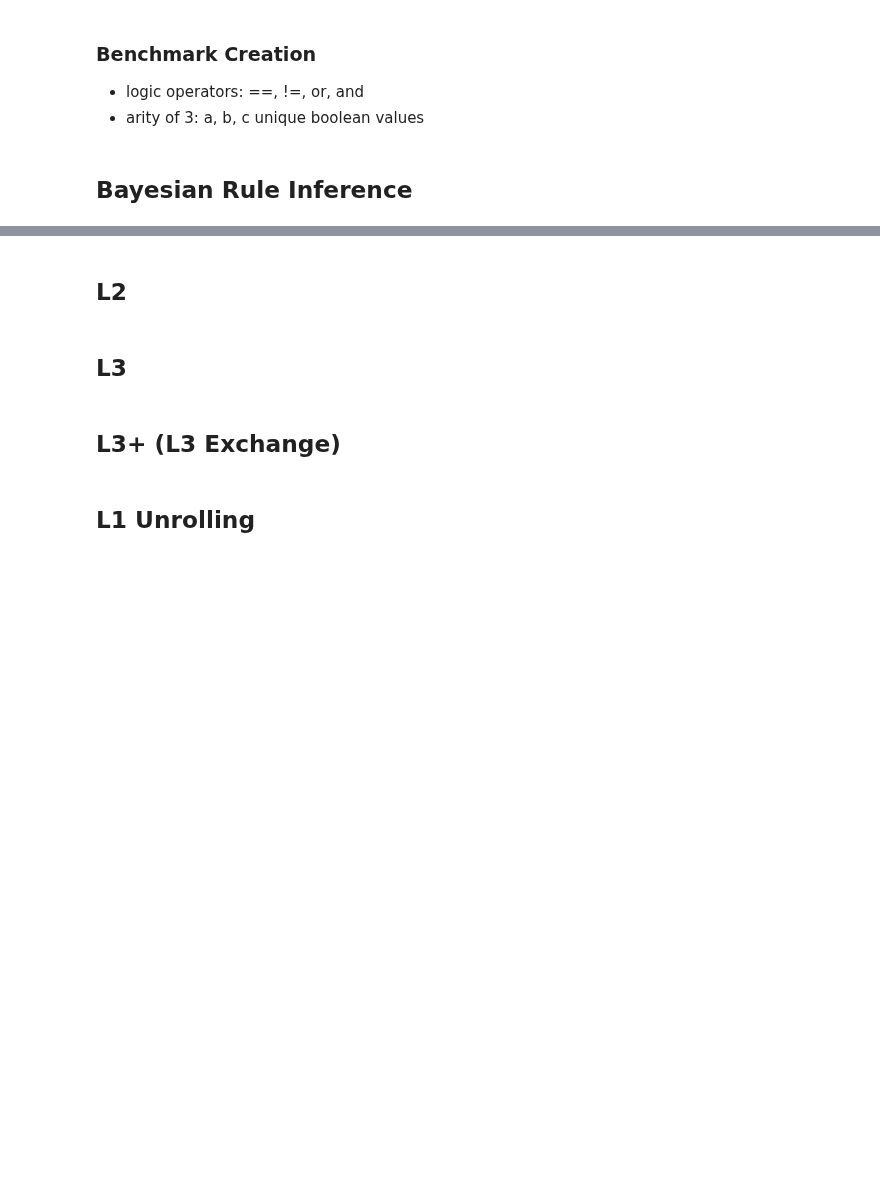
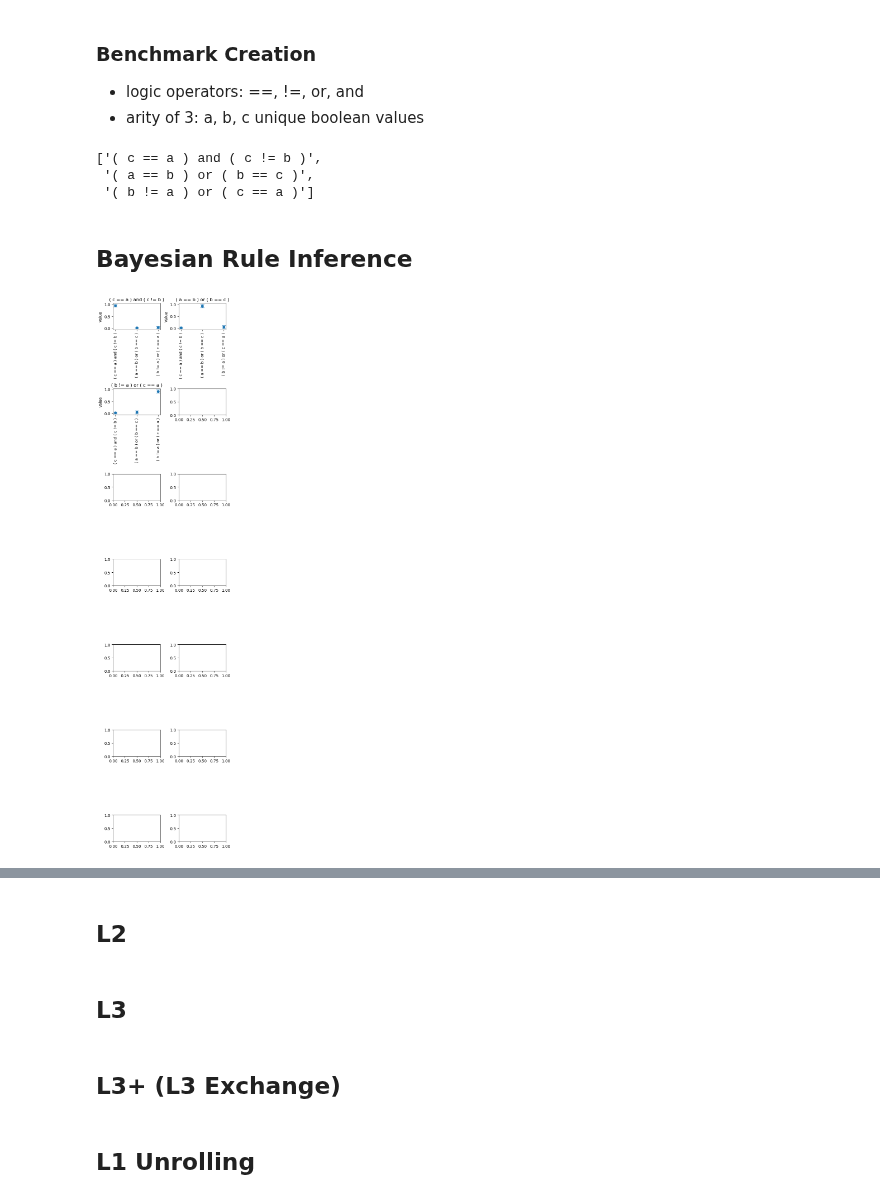
Before and after one commit to stanfordnlp/pyvene, a Jupyter notebook: logic_data/in_context_learning_benchmark.ipynb, the cells around one changed output, grey strips where cells are left out. Cells and saved outputs as stored; diff of their text form; code cells hidden in the pictures; blank space fills up the shorter version.

```diff
--- a/logic_data/in_context_learning_benchmark.ipynb
+++ b/logic_data/in_context_learning_benchmark.ipynb
@@ -119,10 +176,18 @@ else:
+# %%
+training_clauses
+# %% [output]
+['( c == a ) and ( c != b )',
+ '( a == b ) or ( b == c )',
+ '( b != a ) or ( c == a )']
 # %%
-n_training_examples = 20000
+n_training_examples = 100000
 n_eval_examples = 1000
 n_test_examples = 1000
 n_training_program = 7
-n_fewshot = 14
+n_fewshot = 6
 
+seed = 42
+set_seed(seed)
 #################
 #
 # DO NOT CHANGE
@@ -142,9 +207,9 @@ for c in training_clauses:
     m[c] = [0, 0]
 for i in tqdm(range(n_training_examples)):
     clauses = random.choice(training_clauses)
-    demostrations = sample_demonstrations_for_clauses(
+    demostrations = sample_demonstrations_for_clauses_forward(
         clauses,
-        final_values=[random.choice([True, False]) for i in range(n_examples)]
+        n_examples
     )
 
     # print(f"c: {clauses}; a:{demostrations[0]['a']}, b:{demostrations[0]['b']}, c:{demostrations[0]['c']}, o:{demostrations[0]['output']}")
@@ -169,9 +234,9 @@ all_eval_output_ids = []
 all_eval_clauses = []
 for i in tqdm(range(n_eval_examples)):
     clauses = random.choice(training_clauses)
-    demostrations = sample_demonstrations_for_clauses(
+    demostrations = sample_demonstrations_for_clauses_forward(
         clauses,
-        final_values=[random.choice([True, False]) for i in range(n_examples)]
+        n_examples
     )
 
     # listify
@@ -206,9 +271,9 @@ all_test_output_ids = []
 all_test_clauses = []
 for i in tqdm(range(n_test_examples)):
     clauses = random.choice(eval_clauses)
-    demostrations = sample_demonstrations_for_clauses(
+    demostrations = sample_demonstrations_for_clauses_forward(
         clauses,
-        final_values=[random.choice([True, False]) for i in range(n_examples)]
+        n_examples
     )
 
     # listify
@@ -234,9 +299,19 @@ pickle.dump(test_data, open(f"./test_data.n_rule.{n_training_program}.n_shot.{n_
 # %% [markdown]
 ## Bayesian Rule Inference
 # %%
-n_shots = 8
+def _eval(
+    clauses,
+    assignments
+):
+    eval_clauses = clauses.replace('a ', str(assignments['a']))
+    eval_clauses = eval_clauses.replace('b ', str(assignments['b']))
+    eval_clauses= eval_clauses.replace('c ', str(assignments['c']))
+    return eval(eval_clauses)
+
+
+n_shots = 6
 n_experiment = 1000
-fig, axs = plt.subplots(2, 7, figsize=(20, 5))
+fig, axs = plt.subplots(7, 2, figsize=(5, 20))
 
 rule_idx = 0
 for hidden_rule in training_clauses:
@@ -245,40 +320,44 @@ for hidden_rule in training_clauses:
     for _ in range(n_experiment):
         prior_hit_count = [0 for _ in training_clauses]
         for i in range(n_shots):
-            data = sample_demonstration_for_clauses(
+            data = sample_demonstrations_for_clauses_forward(
                 hidden_rule,
-            )
+                1
+            )[0]
             idx = 0
             for clauses in training_clauses:
                 eval_output = _eval(clauses, data)
                 if eval_output == data['output']:
                     prior_hit_count[idx] += 1
                 idx += 1
         prior_hit_count = np.array(prior_hit_count)
         prior_hit_count = np.exp(prior_hit_count) / np.sum(np.exp(prior_hit_count))
         experiment_results += [prior_hit_count]
 
     # Convert the 2D list to a NumPy array
     data = np.array(experiment_results)
     # Calculate the mean and standard deviation of each column
     mean = np.mean(data, axis=0)
     std = np.std(data, axis=0)
     # Set up the plot
 
     # Plot the mean and standard deviation as error bars
-    axs[rule_idx//7, rule_idx%7].errorbar(range(data.shape[1]), mean, yerr=std, fmt='o', capsize=5)
+    axs[rule_idx//2, rule_idx%2].errorbar(range(data.shape[1]), mean, yerr=std, fmt='o', capsize=5)
     # Set the x-axis labels
-    axs[rule_idx//7, rule_idx%7].set_xticks(range(data.shape[1]))
-    axs[rule_idx//7, rule_idx%7].set_xticklabels([training_clauses[i] for i in range(data.shape[1])], rotation=90)
+    axs[rule_idx//2, rule_idx%2].set_xticks(range(data.shape[1]))
+    axs[rule_idx//2, rule_idx%2].set_xticklabels([training_clauses[i] for i in range(data.shape[1])], rotation=90)
     # Set the y-axis label
-    axs[rule_idx//7, rule_idx%7].set_ylabel('Value')
+    axs[rule_idx//2, rule_idx%2].set_ylabel('Value')
     # Set the title
-    axs[rule_idx//7, rule_idx%7].set_title(f'{hidden_rule}')
+    axs[rule_idx//2, rule_idx%2].set_title(f'{hidden_rule}')
 
     rule_idx += 1
 
 # Show the plot
+fig.tight_layout()
 plt.show()
+# %% [output]
+[figure, added]
 # %% [markdown]
 ## L1
 for each rule, we want to have at least one good model and one bad model, and we need to compare accuracies between them!
```
Also changed, not shown: parts of 10 cells of this notebook, 5 other files.
